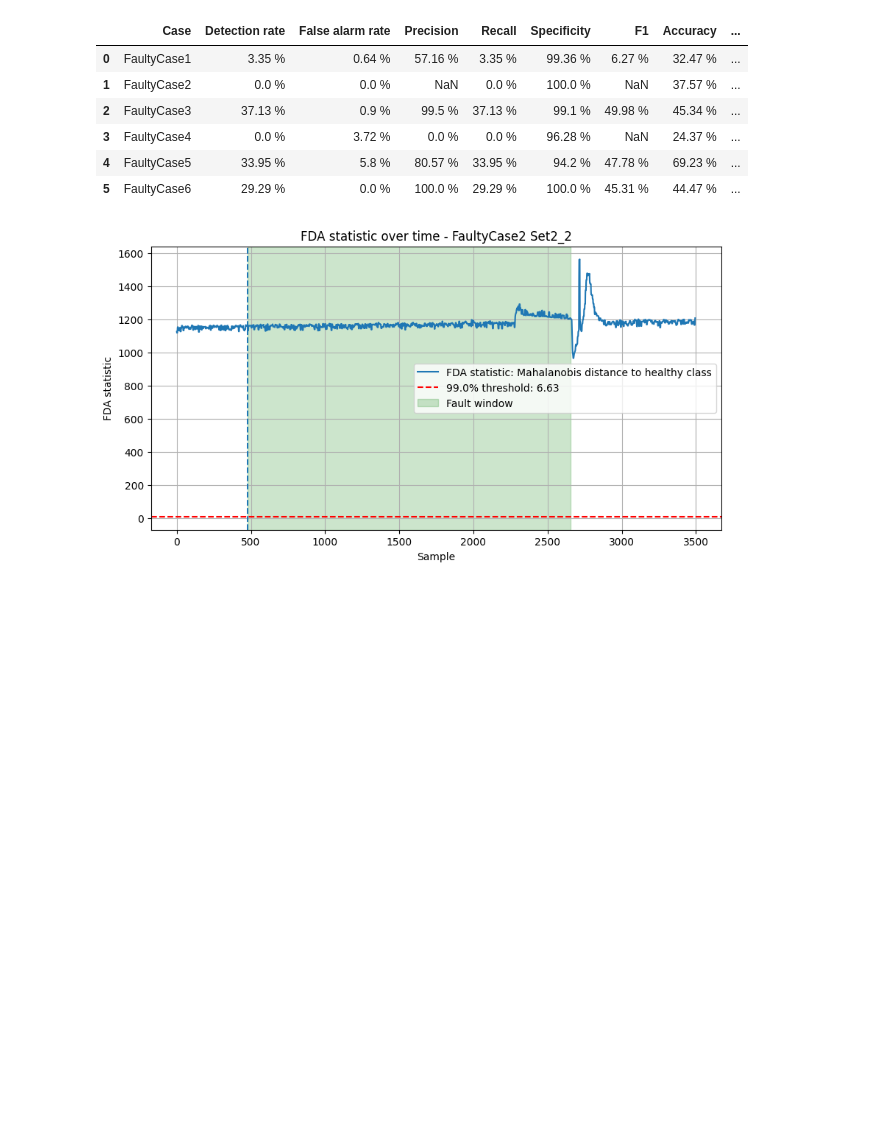
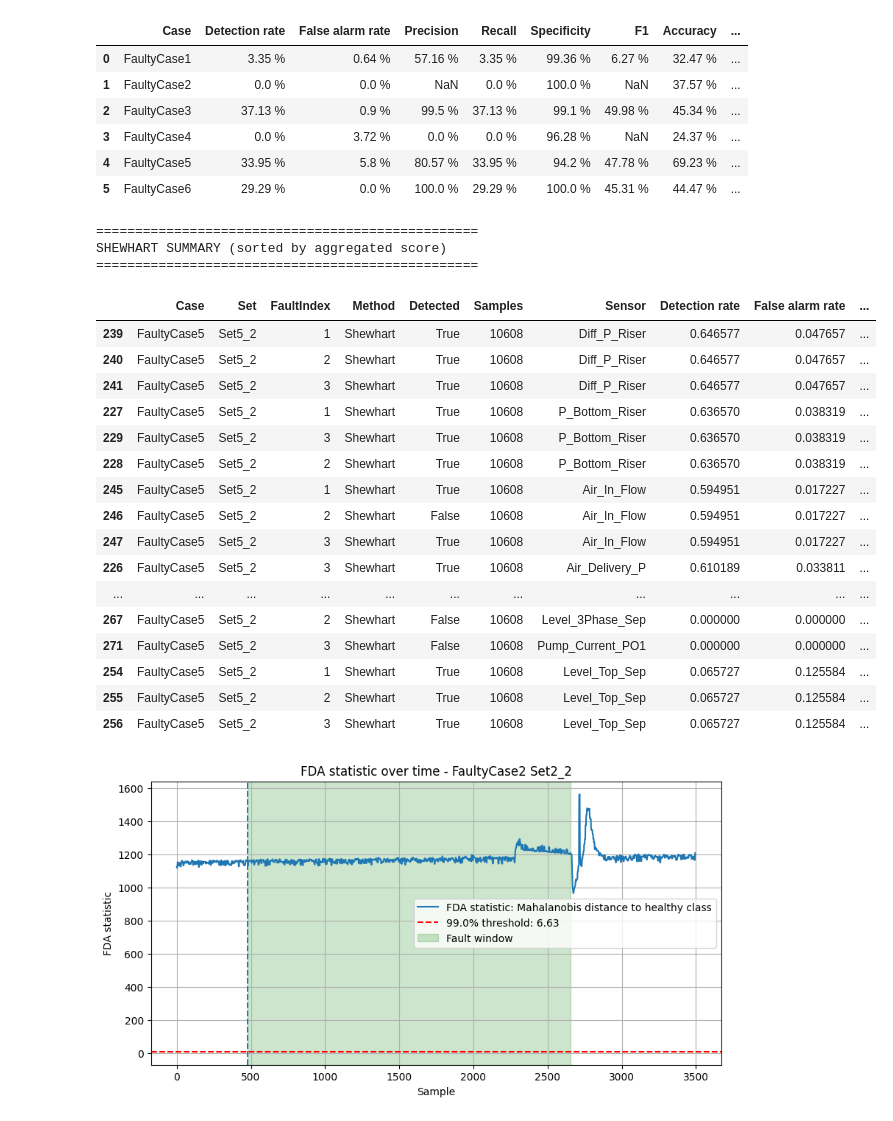
Before and after one commit to PeterAndersen-sdu/Fault-detection-project, a Jupyter notebook: main.ipynb, the cells around one changed output. Saved outputs shown, nothing was run; the diff lists cells and outputs as text; code cells hidden in the pictures; blank space fills up the shorter version.

```diff
--- a/main.ipynb
+++ b/main.ipynb
@@ -1555,6 +1555,41 @@ FDA CASE-LEVEL AVERAGE METRICS
 | 3 | FaultyCase4 | 0.0 % | 3.72 % | 0.0 % | 0.0 % | 96.28 % | NaN | 24.37 % | ... |
 | 4 | FaultyCase5 | 33.95 % | 5.8 % | 80.57 % | 33.95 % | 94.2 % | 47.78 % | 69.23 % | ... |
 | 5 | FaultyCase6 | 29.29 % | 0.0 % | 100.0 % | 29.29 % | 100.0 % | 45.31 % | 44.47 % | ... |
+# %%
+# new column with aggregated score between detection rate and false alarm rate and detection delay (for sorting purposes)
+shew_results_df["Aggregated Score"] = shew_results_df["Detection rate"] - shew_results_df["False alarm rate"] #- shew_results_df["Detection delay"]
+
+# Shewhart summary for fc52
+shew_results_df_fc52 = shew_results_df[
+    (shew_results_df["Case"] == "FaultyCase5") & (shew_results_df["Set"] == "Set5_2")
+]
+# Sort shewhart summary by aggregated score
+shew_results_df_fc52 = shew_results_df_fc52.sort_values('Aggregated Score', ascending=False)
+print("=================================================")
+print("SHEWHART SUMMARY (sorted by aggregated score)")
+print("=================================================")
+shew_results_df_fc52
+# %% [output]
+=================================================
+SHEWHART SUMMARY (sorted by aggregated score)
+=================================================
+|  | Case | Set | FaultIndex | Method | Detected | Samples | Sensor | Detection rate | False alarm rate | ... |
+| 239 | FaultyCase5 | Set5_2 | 1 | Shewhart | True | 10608 | Diff_P_Riser | 0.646577 | 0.047657 | ... |
+| 240 | FaultyCase5 | Set5_2 | 2 | Shewhart | True | 10608 | Diff_P_Riser | 0.646577 | 0.047657 | ... |
+| 241 | FaultyCase5 | Set5_2 | 3 | Shewhart | True | 10608 | Diff_P_Riser | 0.646577 | 0.047657 | ... |
+| 227 | FaultyCase5 | Set5_2 | 1 | Shewhart | True | 10608 | P_Bottom_Riser | 0.636570 | 0.038319 | ... |
+| 229 | FaultyCase5 | Set5_2 | 3 | Shewhart | True | 10608 | P_Bottom_Riser | 0.636570 | 0.038319 | ... |
+| 228 | FaultyCase5 | Set5_2 | 2 | Shewhart | True | 10608 | P_Bottom_Riser | 0.636570 | 0.038319 | ... |
+| 245 | FaultyCase5 | Set5_2 | 1 | Shewhart | True | 10608 | Air_In_Flow | 0.594951 | 0.017227 | ... |
+| 246 | FaultyCase5 | Set5_2 | 2 | Shewhart | False | 10608 | Air_In_Flow | 0.594951 | 0.017227 | ... |
+| 247 | FaultyCase5 | Set5_2 | 3 | Shewhart | True | 10608 | Air_In_Flow | 0.594951 | 0.017227 | ... |
+| 226 | FaultyCase5 | Set5_2 | 3 | Shewhart | True | 10608 | Air_Delivery_P | 0.610189 | 0.033811 | ... |
+| ... | ... | ... | ... | ... | ... | ... | ... | ... | ... | ... |
+| 267 | FaultyCase5 | Set5_2 | 2 | Shewhart | False | 10608 | Level_3Phase_Sep | 0.000000 | 0.000000 | ... |
+| 271 | FaultyCase5 | Set5_2 | 3 | Shewhart | False | 10608 | Pump_Current_PO1 | 0.000000 | 0.000000 | ... |
+| 254 | FaultyCase5 | Set5_2 | 1 | Shewhart | True | 10608 | Level_Top_Sep | 0.065727 | 0.125584 | ... |
+| 255 | FaultyCase5 | Set5_2 | 2 | Shewhart | True | 10608 | Level_Top_Sep | 0.065727 | 0.125584 | ... |
+| 256 | FaultyCase5 | Set5_2 | 3 | Shewhart | True | 10608 | Level_Top_Sep | 0.065727 | 0.125584 | ... |
 # %%
 case_name = "FaultyCase2"
 set_name = "Set2_2"
```
Also changed, not shown: parts of 8 cells of this notebook, 12 other files.
